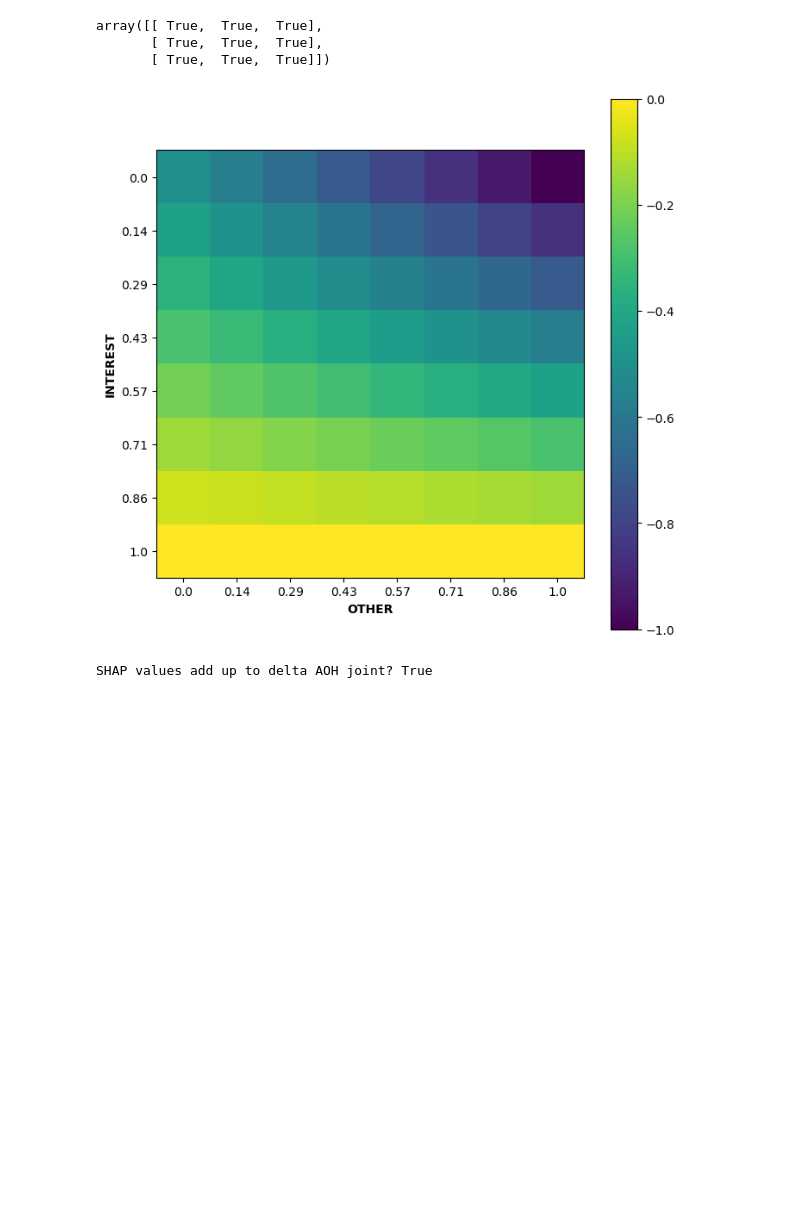
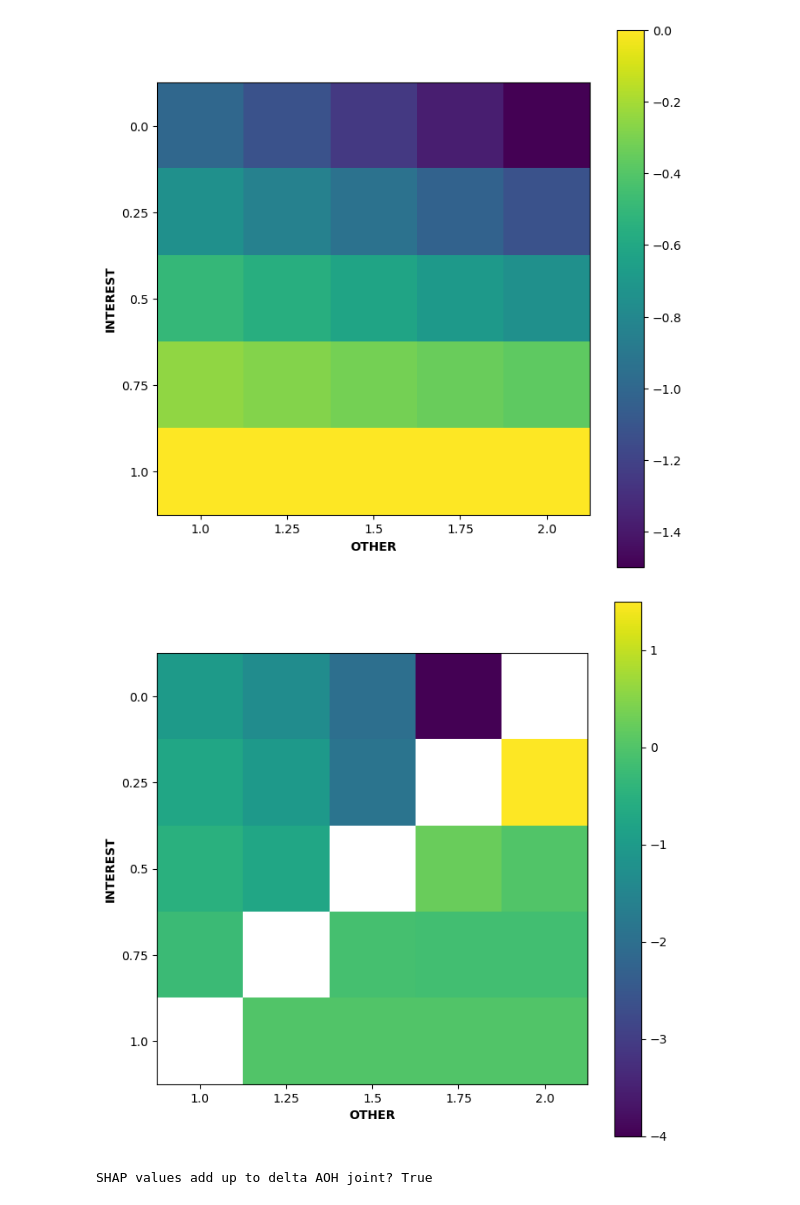
Before and after one commit to emiliolr/life-hunting, a Jupyter notebook: notebooks/figuring_out_partialling.ipynb, the cells around one changed output. Saved outputs shown, nothing was run; the diff lists cells and outputs as text; code cells hidden in the pictures; blank space fills up the shorter version.

```diff
--- a/notebooks/figuring_out_partialling.ipynb
+++ b/notebooks/figuring_out_partialling.ipynb
@@ -4,55 +4,68 @@ import matplotlib.pyplot as plt
 # %%
 def shapley_ish_value(aoh_hum_abs, aoh_interest, aoh_other, aoh_joint):
     return (1 / 2) * ((aoh_interest - aoh_hum_abs) + (aoh_joint - aoh_other))
-# %%
-hum_abs = np.array([[1, 1, 1], [1, 1, 1], [1, 1, 1]])
-hunt = np.array([[0.8, 1, 1.1], [0.4, 0.3, 0.8], [1, 0.8, 1]])
-hl = np.array([[0.5, 1.2, 0.9], [0.5, 0.8, 1], [1, 0.8, 1]])
-joint = hunt * hl
-
-hunt_partial = shapley_ish_value(hum_abs, hunt, hl, joint)
-hl_partial = shapley_ish_value(hum_abs, hl, hunt, joint)
-# %%
-np.isclose((hunt_partial + hl_partial), (joint - hum_abs))
-# %% [output]
-array([[ True,  True,  True],
-       [ True,  True,  True],
-       [ True,  True,  True]])
+# %%
+def prev_partial_method(aoh_hum_abs, aoh_interest, aoh_other, aoh_joint):
+    contribution = (aoh_interest - aoh_hum_abs) / ((aoh_interest - aoh_hum_abs) + (aoh_other - aoh_hum_abs))
+    return contribution * (aoh_joint - aoh_hum_abs)
 # %%
-n = 8
+n = 5
 
 aoh_hum_abs = 1
 aoh_interest = np.linspace(0, 1, num = n)
-aoh_other = np.linspace(0, 1, num = n)
+aoh_other = np.linspace(1, 2, num = n)
 
 delta_aoh_joint = np.zeros((n, n))
+
 shap_interest = np.zeros((n, n))
 shap_other = np.zeros((n, n))
+
+prev_interest = np.zeros((n, n))
+prev_other = np.zeros((n, n))
 
 for i, interest in enumerate(aoh_interest):
     for j, other in enumerate(aoh_other):
         joint = 1 * (interest * other)
         delta_aoh_joint[i, j] = joint - 1
 
         val = shapley_ish_value(aoh_hum_abs, interest, other, joint)
         shap_interest[i, j] = val
 
+        val = prev_partial_method(aoh_hum_abs, interest, other, joint)
+        prev_interest[i, j] = val
+
         val = shapley_ish_value(aoh_hum_abs, other, interest, joint)
         shap_other[i, j] = val
+
+        val = prev_partial_method(aoh_hum_abs, other, interest, joint)
+        prev_other[i, j] = val
 
 plt.figure(figsize = (8, 8))
 plt.imshow(shap_interest)
 
 plt.xticks([i for i in range(n)], labels = np.round(aoh_other, 2))
 plt.xlabel('OTHER', weight = 'bold')
 
 plt.yticks([i for i in range(n)], labels = np.round(aoh_interest, 2))
 plt.ylabel('INTEREST', weight = 'bold')
 
 plt.colorbar()
 plt.show()
+
+plt.figure(figsize = (8, 8))
+plt.imshow(prev_interest)
+
+plt.xticks([i for i in range(n)], labels = np.round(aoh_other, 2))
+plt.xlabel('OTHER', weight = 'bold')
+
+plt.yticks([i for i in range(n)], labels = np.round(aoh_interest, 2))
+plt.ylabel('INTEREST', weight = 'bold')
+
+plt.colorbar()
+plt.show()
 # %% [output]
-[figure, old version]
+[figure, new version]
+[figure, added]
 # %%
 adds_up = ((np.isclose((shap_interest + shap_other), delta_aoh_joint)).sum() == (n * n))
 print('SHAP values add up to delta AOH joint?', adds_up)
```
Also changed, not shown: 2 other files.
